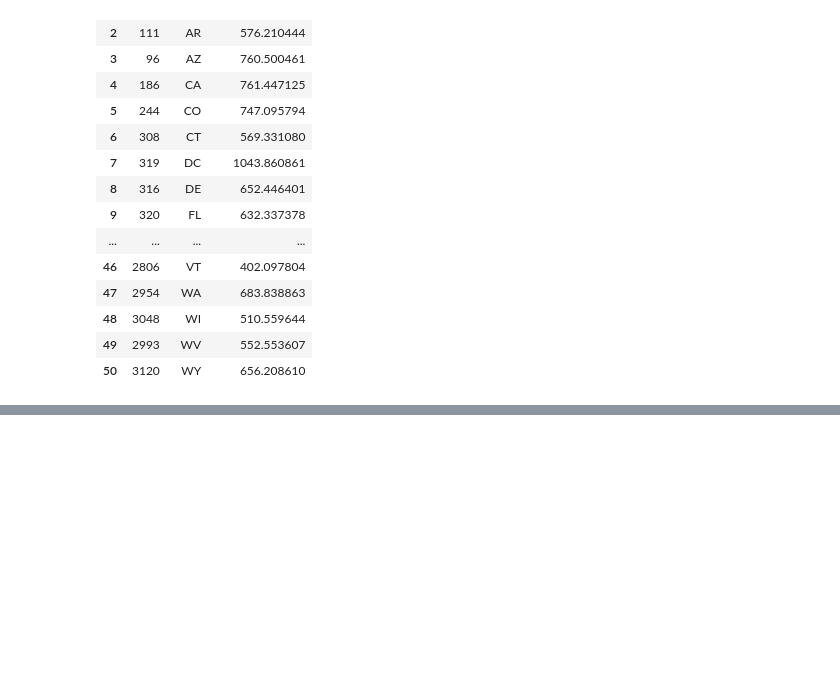
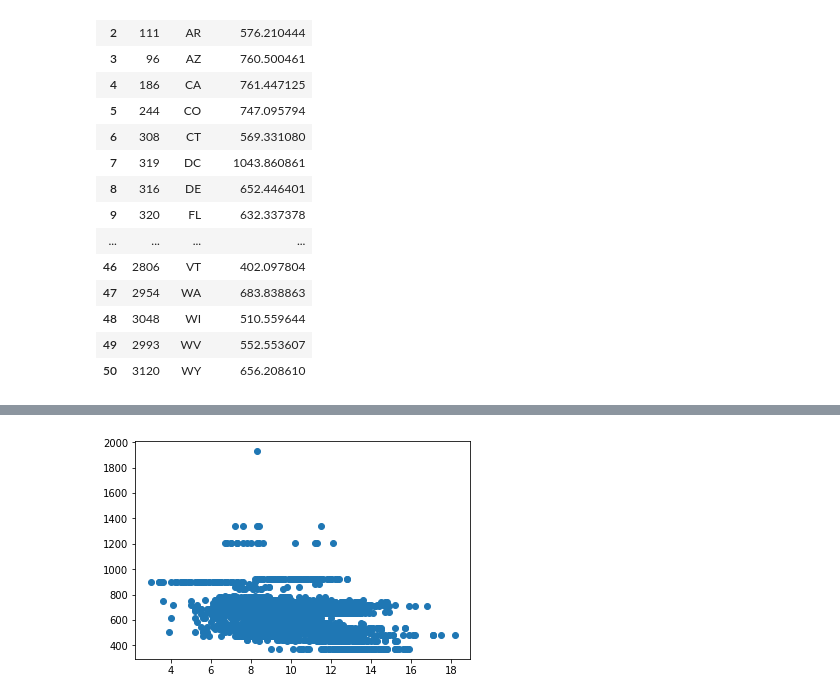
Before and after one commit to davidmudrauskas/data_science, a Jupyter notebook: food_environment/eda/initial_exploration.ipynb, the cells around one changed output, grey strips where cells are left out. Cells and saved outputs as stored; diff of their text form; code cells hidden in the pictures; blank space fills up the shorter version.

```diff
--- a/food_environment/eda/initial_exploration.ipynb
+++ b/food_environment/eda/initial_exploration.ipynb
@@ -191,0 +199,5 @@ restaurants[['State', 'PC_FFRSALES07']].drop_duplicates().sort_values(by='State'
+# %%
+plt.scatter(restaurants_and_health['PCT_DIABETES_ADULTS08'], restaurants_and_health['PC_FSRSALES07'])
+plt.show()
+# %% [output]
+[figure, added]
```
Also changed, not shown: parts of 8 cells of this notebook, 2 other files.
